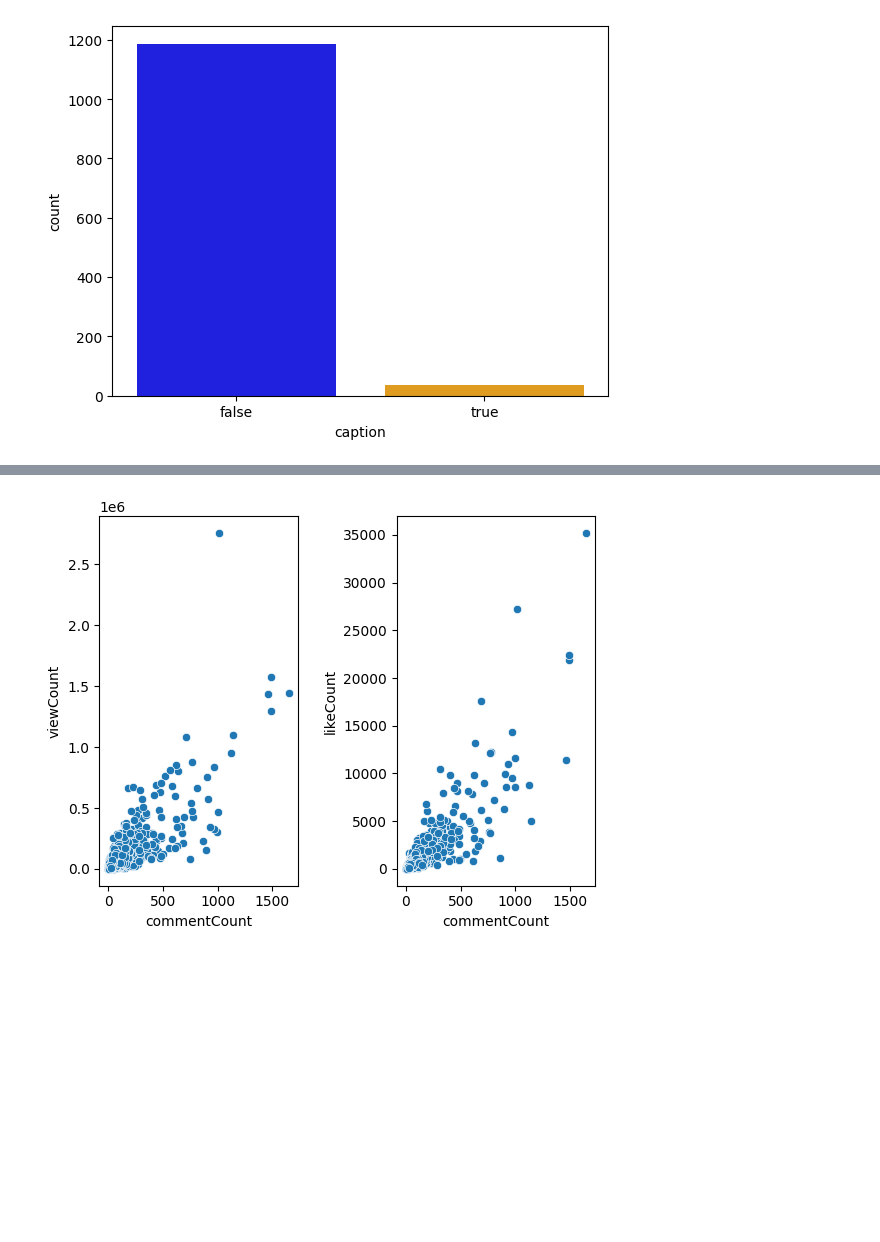
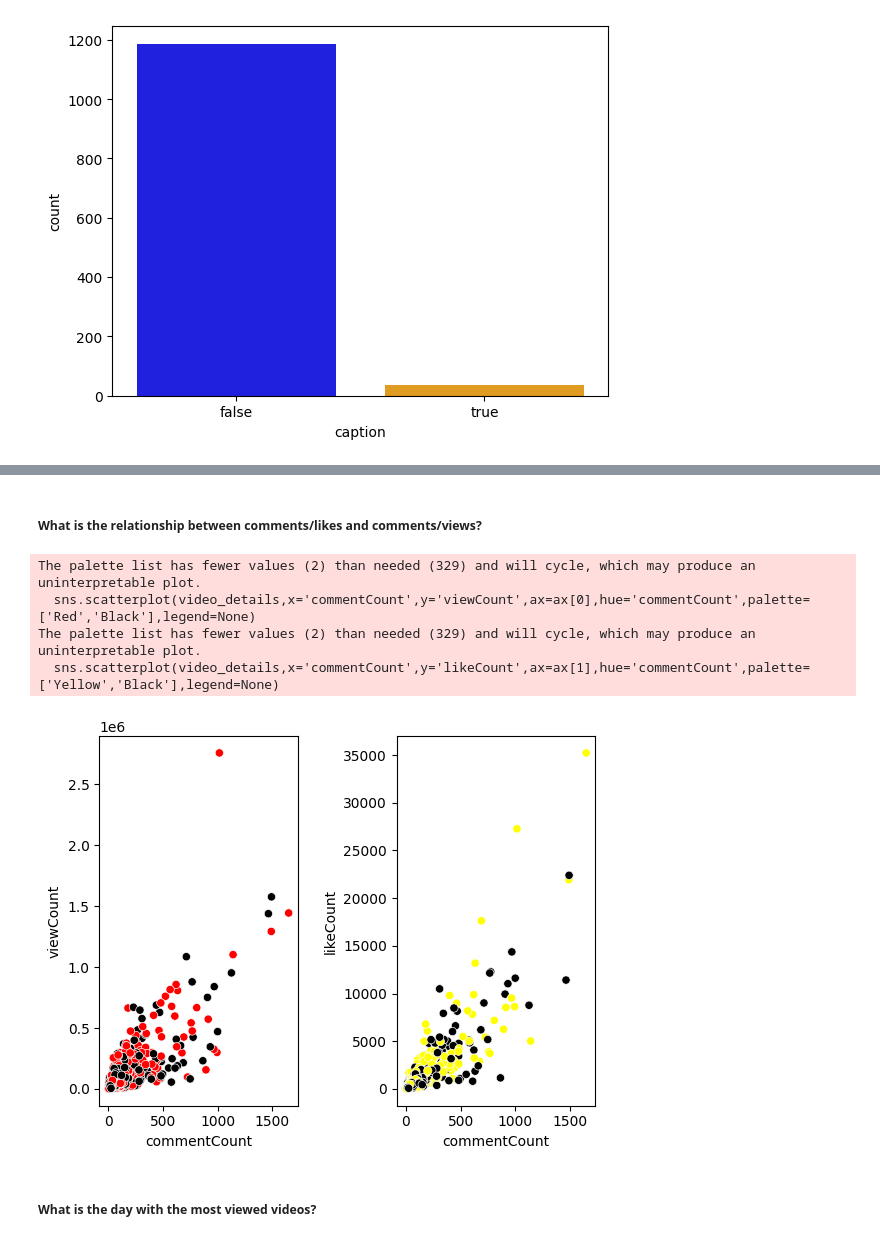
Before and after one commit to Rafadrodrigues/Youtube_Api_Analysis, a Jupyter notebook: main.ipynb, the cells around one changed output, grey strips where cells are left out. Cells and saved outputs as stored; diff of their text form; code cells hidden in the pictures; blank space fills up the shorter version.

```diff
--- a/main.ipynb
+++ b/main.ipynb
@@ -100,11 +66,3 @@ response = request.execute()
 JSON(response)
 # %% [output]
 [interactive output not drawn]
-# %%
-api_service_name = "youtube"
-api_version = "v3"
-
-# Get credentials and create an API client
-youtube = build(
-    api_service_name, api_version, developerKey=api_key)
-youtube.channels()
@@ -243,17 +268,23 @@ JSON(response)
 # %% [output]
 [interactive output not drawn]
 # %%
+#This function retrieve videos details using the following parameters:youtube and video_ids
 def get_video_details(youtube, video_ids):
 
+    # Creating a list to add video detail
     all_video_info = []
 
+    #Loop to iterate over the parameter:: video_ids
     for i in range(0, len(video_ids), 50):
         request = youtube.videos().list(
             part="snippet,contentDetails,statistics",
             id=','.join(video_ids[i:i+50])
         )
         response = request.execute()
-
+        """
+        The code lines before may be complex, but they are efficient for the process.
+        """
+        #Loop to iterate over the "column":items
         for video in response['items']:
             stats_to_keep = {'snippet': ['channelTitle', 'title', 'description', 'tags', 'publishedAt'],
                              'statistics': ['viewCount', 'likeCount', 'favouriteCount', 'commentCount'],
@@ -262,6 +293,7 @@ def get_video_details(youtube, video_ids):
             video_info = {}
             video_info['video_id'] = video['id']
 
+            #Loop to iterate over the keys.
             for key in stats_to_keep.keys():
                 for value in stats_to_keep[key]:
                     try:
@@ -269,6 +301,7 @@ def get_video_details(youtube, video_ids):
                     except:
                         video_info[value] = None
 
+            #Adding to the list
             all_video_info.append(video_info)
 
     return pd.DataFrame(all_video_info)
@@ -430,2 +421,0 @@ drop_indices = nan_indices[:31]
-# %%
-video_details = video_details.drop(index=drop_indices)
@@ -605,12 +616,20 @@ fig.show()
+# %% [markdown]
+##### What is the relationship between comments/likes and comments/views?
 # %%
 fig, ax = plt.subplots(1,2)
 
-sns.scatterplot(video_details,x='commentCount',y='viewCount',ax=ax[0])
-sns.scatterplot(video_details,x='commentCount',y='likeCount',ax=ax[1])
+sns.scatterplot(video_details,x='commentCount',y='viewCount',ax=ax[0],hue='commentCount',palette=['Red','Black'],legend=None)
+sns.scatterplot(video_details,x='commentCount',y='likeCount',ax=ax[1],hue='commentCount',palette=['Yellow','Black'],legend=None)
 
 plt.subplots_adjust(wspace=0.5)
 # %% [output]
+The palette list has fewer values (2) than needed (329) and will cycle, which may produce an uninterpretable plot.
+  sns.scatterplot(video_details,x='commentCount',y='viewCount',ax=ax[0],hue='commentCount',palette=['Red','Black'],legend=None)
+The palette list has fewer values (2) than needed (329) and will cycle, which may produce an uninterpretable plot.
+  sns.scatterplot(video_details,x='commentCount',y='likeCount',ax=ax[1],hue='commentCount',palette=['Yellow','Black'],legend=None)
-[figure, old version]
+[figure, new version]
+# %% [markdown]
+##### What is the day with the most viewed videos?
 # %%
 fig = px.histogram(video_details,x='pushblishDayName',y='viewCount',color='pushblishDayName')
 
```
Also changed, not shown: parts of 65 cells of this notebook, 1 other file.
